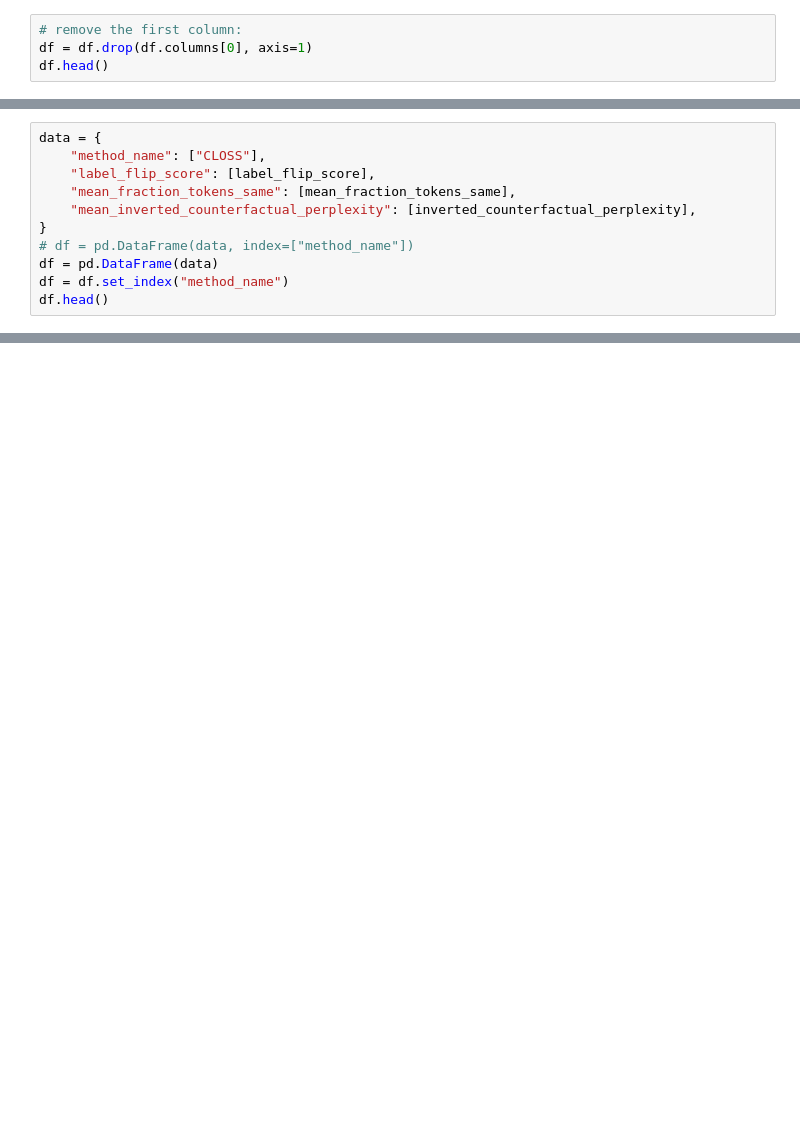
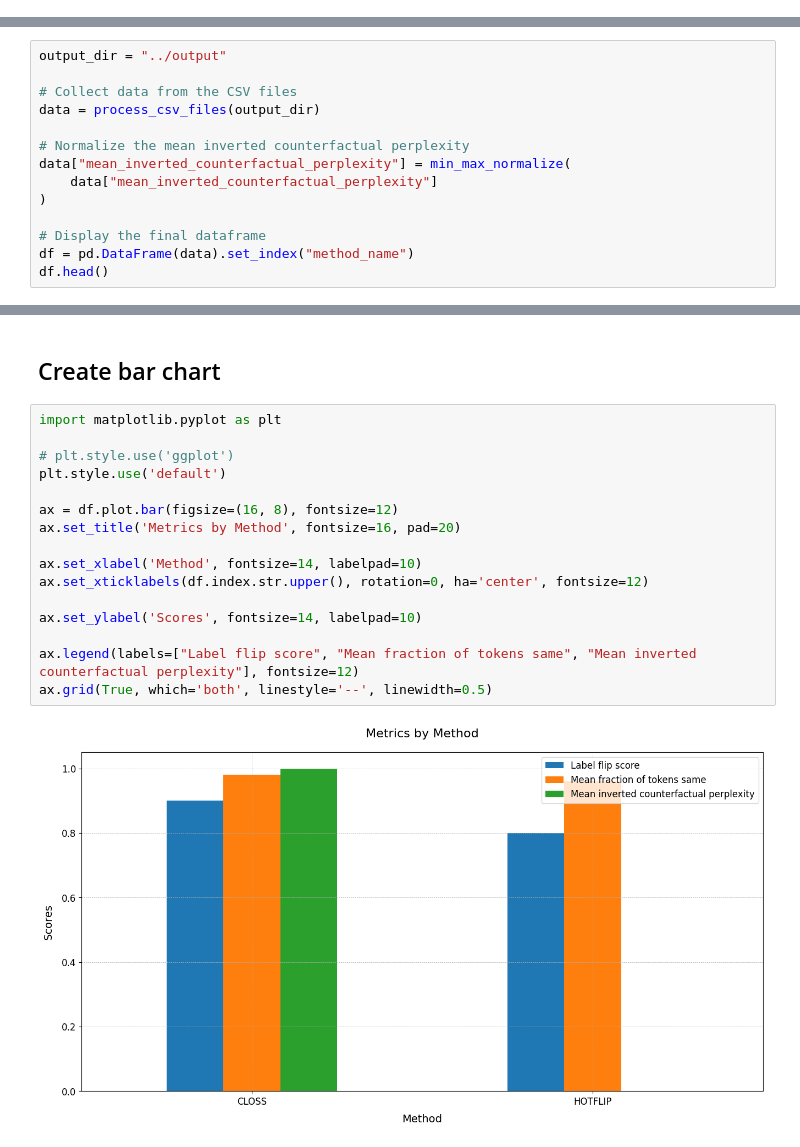
Before and after one commit to smcaleese/text-counterfactual-explanation-methods, a Jupyter notebook: analysis/results-analysis.ipynb, the cells around one changed output, grey strips where cells are left out. Saved outputs shown, nothing was run; the diff lists cells and outputs as text; blank space fills up the shorter version.

```diff
--- a/analysis/results-analysis.ipynb
+++ b/analysis/results-analysis.ipynb
@@ -15,4 +3,0 @@ df.head()
-# %%
-# remove the first column:
-df = df.drop(df.columns[0], axis=1)
-df.head()
@@ -79,11 +14,0 @@ Create a grouped bar chart showing the three metrics for CLOSS. I would like a g
-# %%
-data = {
-    "method_name": ["CLOSS"],
-    "label_flip_score": [label_flip_score],
-    "mean_fraction_tokens_same": [mean_fraction_tokens_same],
-    "mean_inverted_counterfactual_perplexity": [inverted_counterfactual_perplexity],
-}
-# df = pd.DataFrame(data, index=["method_name"])
-df = pd.DataFrame(data)
-df = df.set_index("method_name")
-df.head()
@@ -111,0 +55,14 @@ ax.legend(["Label flip score", "Mean fraction of tokens same", "Mean inverted co
+# %%
+output_dir = "../output"
+
+# Collect data from the CSV files
+data = process_csv_files(output_dir)
+
+# Normalize the mean inverted counterfactual perplexity
+data["mean_inverted_counterfactual_perplexity"] = min_max_normalize(
+    data["mean_inverted_counterfactual_perplexity"]
+)
+
+# Display the final dataframe
+df = pd.DataFrame(data).set_index("method_name")
+df.head()
@@ -111,0 +76,20 @@ ax.legend(["Label flip score", "Mean fraction of tokens same", "Mean inverted co
+# %% [markdown]
+## Create bar chart
+# %%
+import matplotlib.pyplot as plt
+
+# plt.style.use('ggplot')
+plt.style.use('default')
+
+ax = df.plot.bar(figsize=(16, 8), fontsize=12)
+ax.set_title('Metrics by Method', fontsize=16, pad=20)
+
+ax.set_xlabel('Method', fontsize=14, labelpad=10)
+ax.set_xticklabels(df.index.str.upper(), rotation=0, ha='center', fontsize=12)
+
+ax.set_ylabel('Scores', fontsize=14, labelpad=10)
+
+ax.legend(labels=["Label flip score", "Mean fraction of tokens same", "Mean inverted counterfactual perplexity"], fontsize=12)
+ax.grid(True, which='both', linestyle='--', linewidth=0.5)
+# %% [output]
+[figure, added]
```
Also changed, not shown: parts of 20 cells of this notebook, 7 other files.
